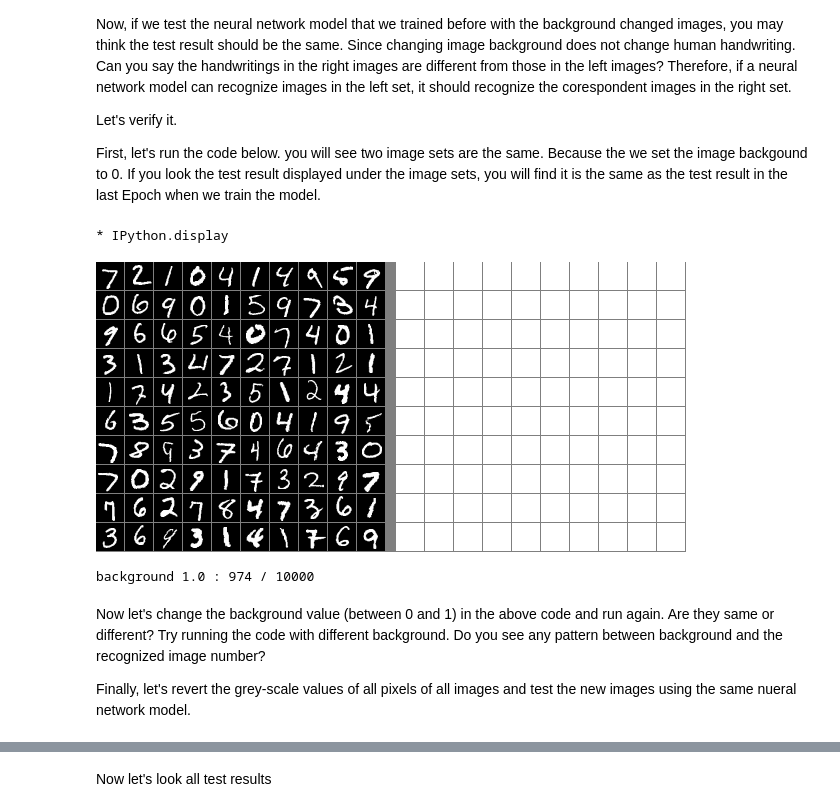
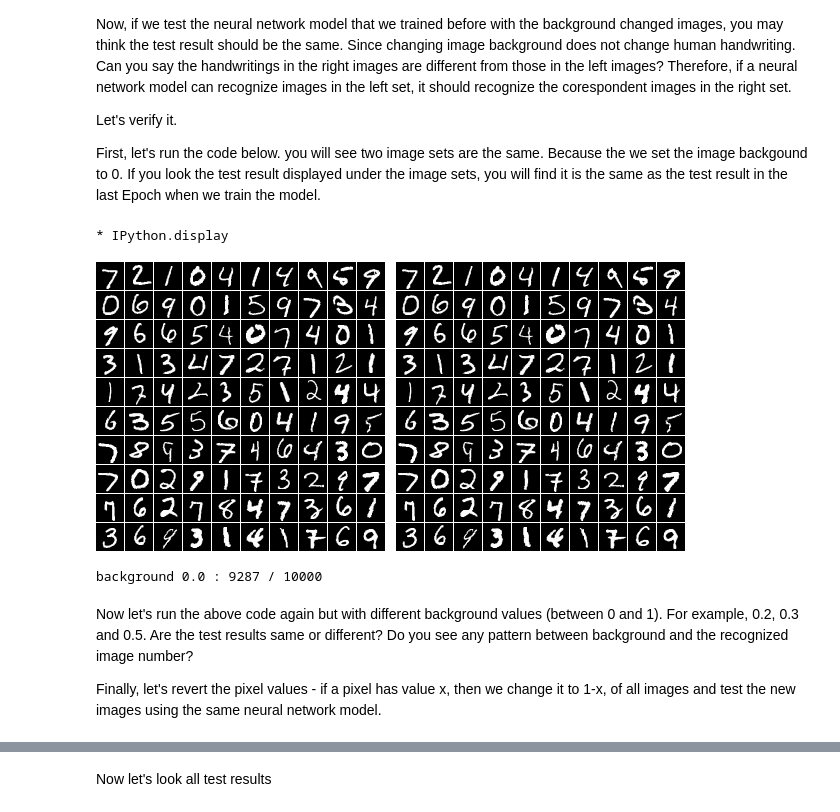
Before and after one commit to dmnjzl/jupyter, a Jupyter notebook: machine-learning/Machine Learning and Neural Networks Model.ipynb, the cells around one changed output, grey strips where cells are left out. Cells and saved outputs as stored; diff of their text form; code cells hidden in the pictures.

Commit message:
machine-learning: complete test program

```diff
--- a/machine-learning/Machine Learning and Neural Networks Model.ipynb
+++ b/machine-learning/Machine Learning and Neural Networks Model.ipynb
@@ -216,23 +216,23 @@ Let's verify it.
 First, let's run the code below. you will see two image sets are the same. Because the we set the image backgound to 0. If you look the test result displayed under the image sets, you will find it is the same as the test result in the last Epoch when we train the model.
 # %%
 # define background
-background = 1.0 # set to 0 for no change to MNIST data
+background = 0.0 # set to 0 for no change to MNIST data
 # change test image background
 changed_test_image = change_background(test_image, background)
 # print original and changed images
 print_images(test_image, changed_test_image, background)
 # prepare test data
 changed_test_data = (changed_test_image, test_label)
 # run test
 trainer.evaluate(changed_test_data, background)
 # %% [output]
 * IPython.display
-[figure, old version]
+[figure, new version]
-background 1.0 : 974 / 10000
+background 0.0 : 9287 / 10000
 # %% [markdown]
-Now let's change the background value (between 0 and 1) in the above code and run again. Are they same or different? Try running the code with different background. Do you see any pattern between background and the recognized image number?
+Now let's run the above code again but with different background values (between 0 and 1). For example, 0.2, 0.3 and 0.5. Are the test results same or different? Do you see any pattern between background and the recognized image number?
 
-Finally, let's revert the grey-scale values of all pixels of all images and test the new images using the same nueral network model.
+Finally, let's revert the pixel values - if a pixel has value x, then we change it to 1-x, of all images and test the new images using the same neural network model.
 # %%
 # revert_background function has the same code as change_background function
 # except it replaces two line code in change_background function with one line code
```
Also changed, not shown: parts of 6 cells of this notebook, 1 other file.
